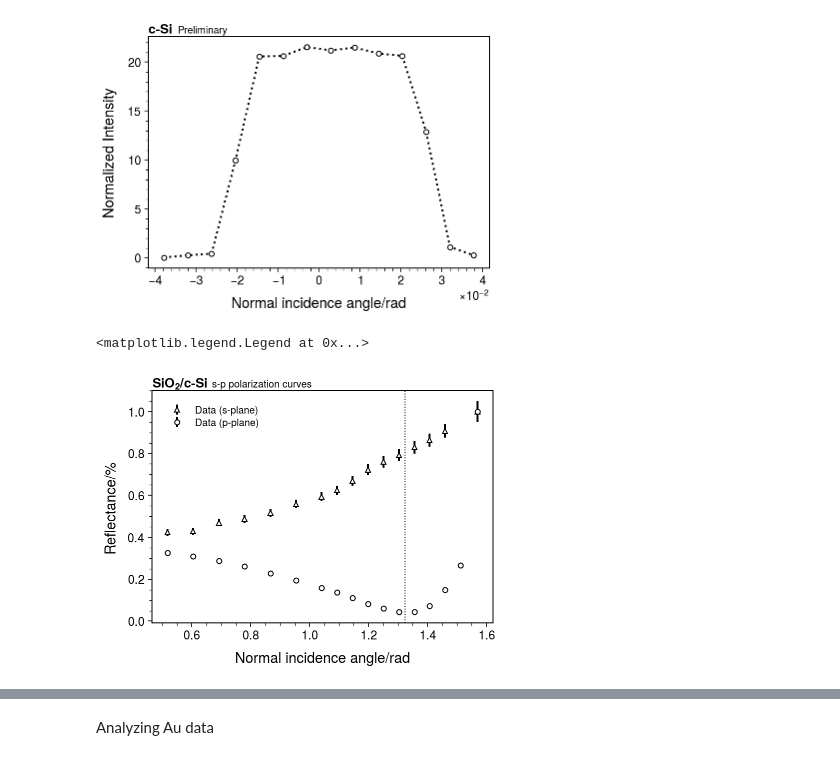
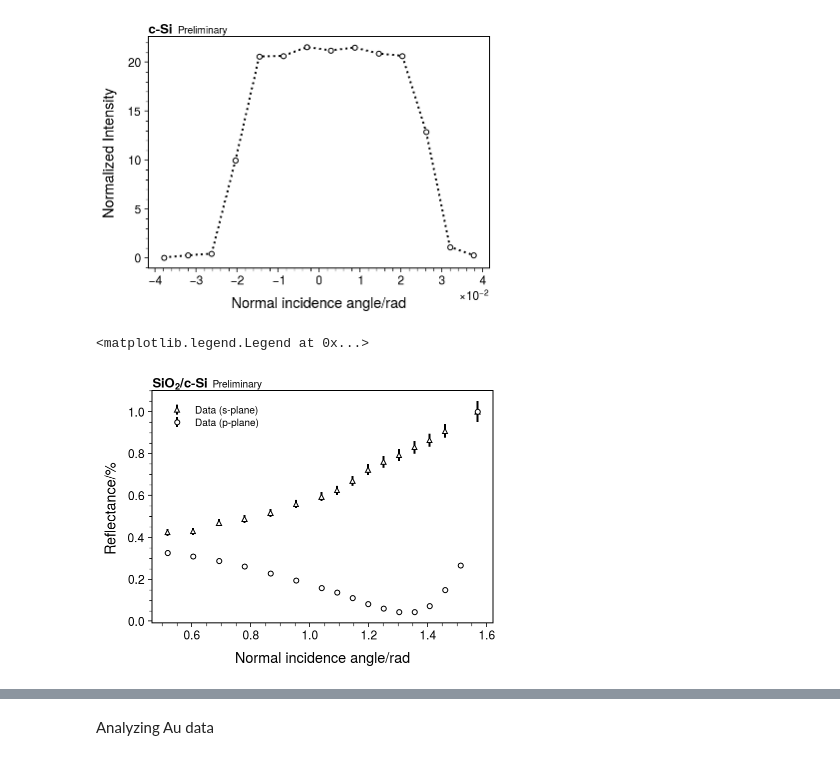
Before and after one commit to mattiasotgia/fresnel_cSi, a Jupyter notebook: analysis/day1_2_online_first.ipynb, the cells around one changed output, grey strips where cells are left out. Saved outputs shown, nothing was run; the diff lists cells and outputs as text; code cells hidden in the pictures.

```diff
--- a/analysis/day1_2_online_first.ipynb
+++ b/analysis/day1_2_online_first.ipynb
@@ -51,10 +41,14 @@ dSi0_s = SingleRun(dSi0_s_adl, dSi0_s_adl[-1])
+# %%
+Si_s_adl = get_data(sorted(glob.glob('../data/dataSi_0/**.lvm')), 23)
+Si_p_adl = get_data(sorted(glob.glob('../data/dataSi_1/**.lvm')), 23)
+
+p_Si = SingleRun(Si_p_adl, Si_p_adl[-1])
+s_Si = SingleRun(Si_s_adl, Si_s_adl[-1])
 # %%
-dSi0_s.plot(color='k', marker='^')
-dSi1_s.plot(color='k', marker='o')
-
-plt.axvline(np.arctan(3.9669), color='k', ls=':', lw=1)
-hep.label.exp_text('SiO$\mathbf{_2}$/c-Si ', 's-p polarization curves')
+s_Si.plot(color='k', marker='^')
+p_Si.plot(color='k', marker='o')
+hep.label.exp_text('SiO$\mathbf{_2}$/c-Si ', 'Preliminary')
 plt.legend()
 # %% [output]
 <matplotlib.legend.Legend at 0x...>
-[figure, old version]
+[figure, new version]
```
Also changed, not shown: parts of 18 cells of this notebook, 8 other files.
